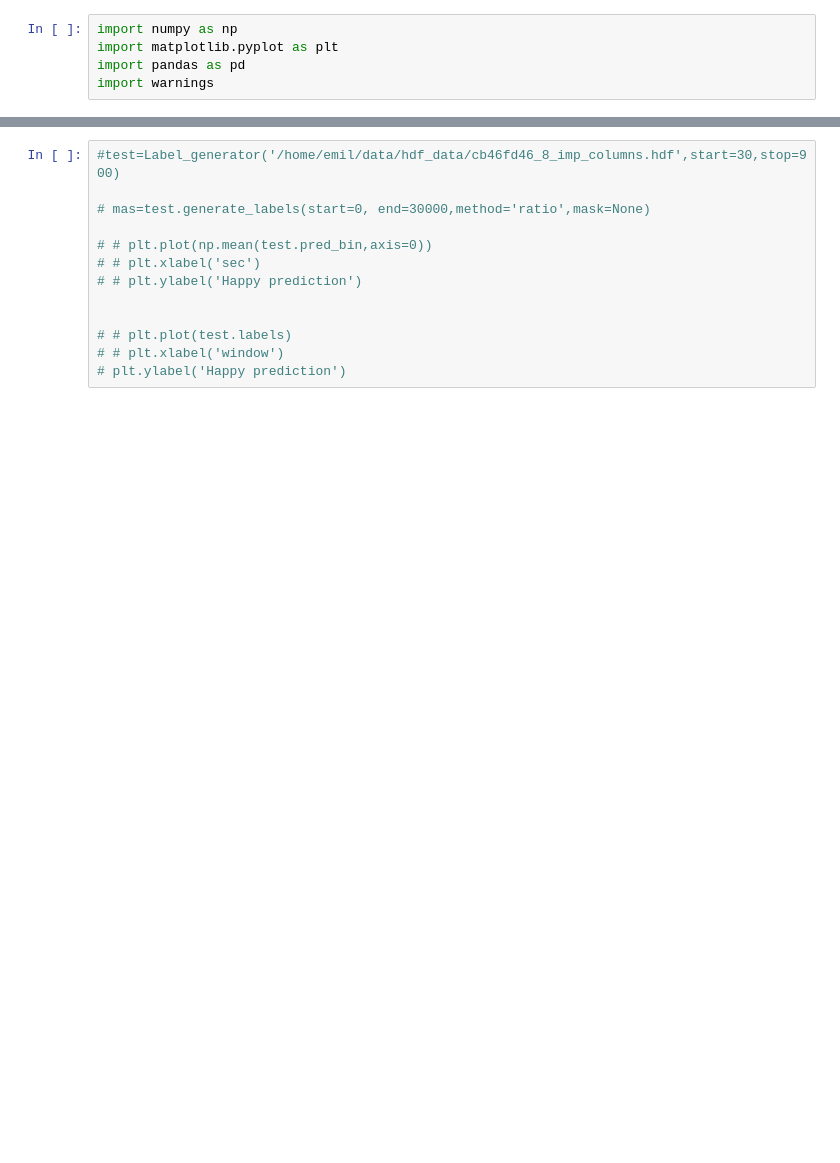
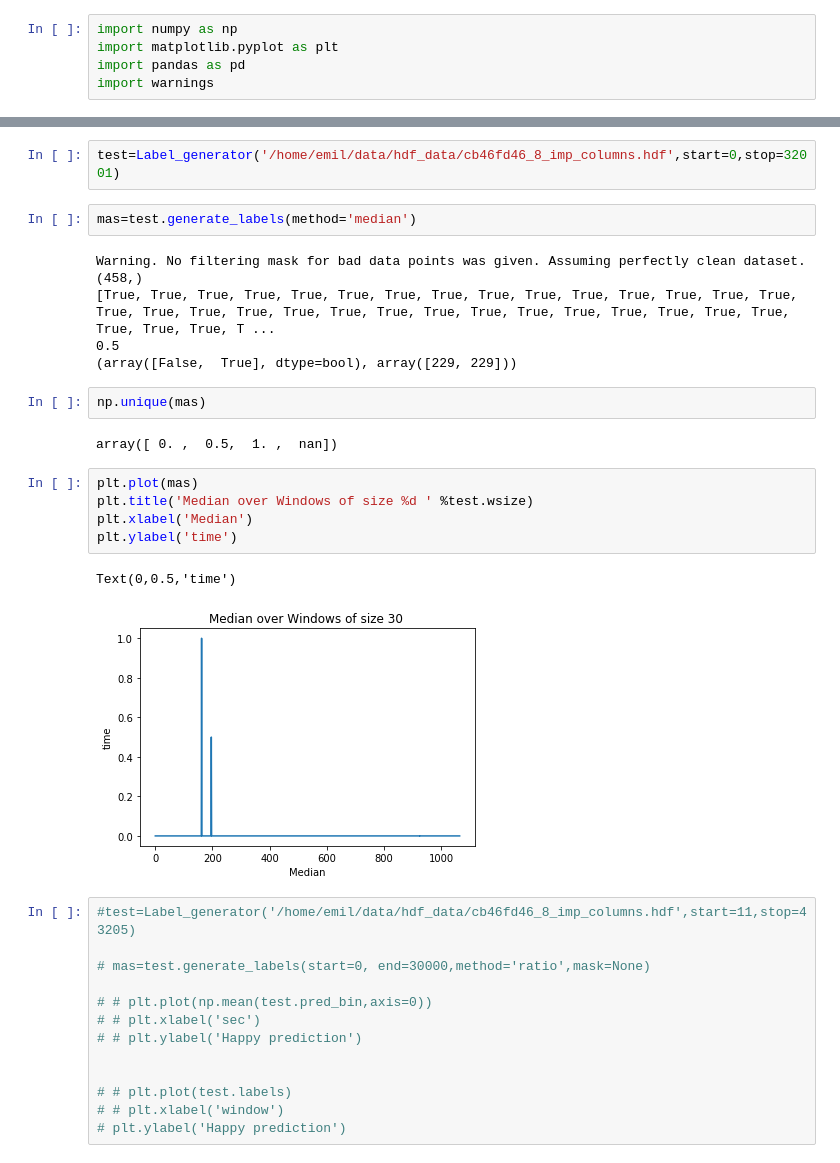
Before and after one commit to emilaz/EmoCog, a Jupyter notebook: LabelRelated/label_generator.ipynb, the cells around one changed output, grey strips where cells are left out. Cells and saved outputs as stored; diff of their text form; blank space fills up the shorter version.

```diff
--- a/LabelRelated/label_generator.ipynb
+++ b/LabelRelated/label_generator.ipynb
@@ -82,6 +115,28 @@ class Label_generator:
         return self.labels
+# %%
+test=Label_generator('/home/emil/data/hdf_data/cb46fd46_8_imp_columns.hdf',start=0,stop=32001)
+# %%
+mas=test.generate_labels(method='median')
+# %% [output]
+Warning. No filtering mask for bad data points was given. Assuming perfectly clean dataset.
+(458,)
+[True, True, True, True, True, True, True, True, True, True, True, True, True, True, True, True, True, True, True, True, True, True, True, True, True, True, True, True, True, True, True, True, True, T ...
+0.5
+(array([False,  True], dtype=bool), array([229, 229]))
+# %%
+np.unique(mas)
+# %% [output]
+array([ 0. ,  0.5,  1. ,  nan])
+# %%
+plt.plot(mas)
+plt.title('Median over Windows of size %d ' %test.wsize)
+plt.xlabel('Median')
+plt.ylabel('time')
+# %% [output]
+Text(0,0.5,'time')
+[figure, added]
 # %%
-#test=Label_generator('/home/emil/data/hdf_data/cb46fd46_8_imp_columns.hdf',start=30,stop=900)
+#test=Label_generator('/home/emil/data/hdf_data/cb46fd46_8_imp_columns.hdf',start=11,stop=43205)
 
 # mas=test.generate_labels(start=0, end=30000,method='ratio',mask=None)
 
```
Also changed, not shown: parts of 1 cell of this notebook, 8 other files.
